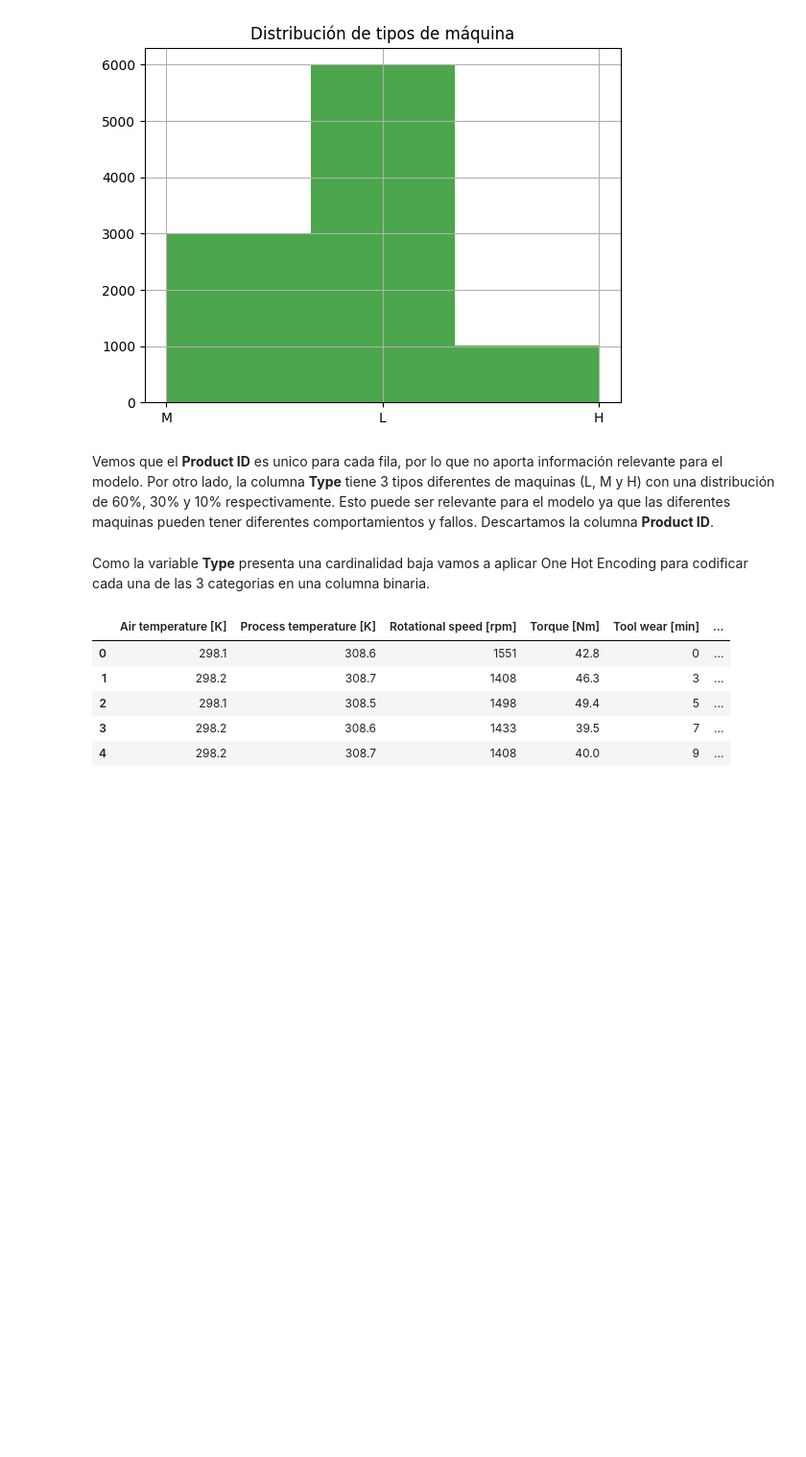
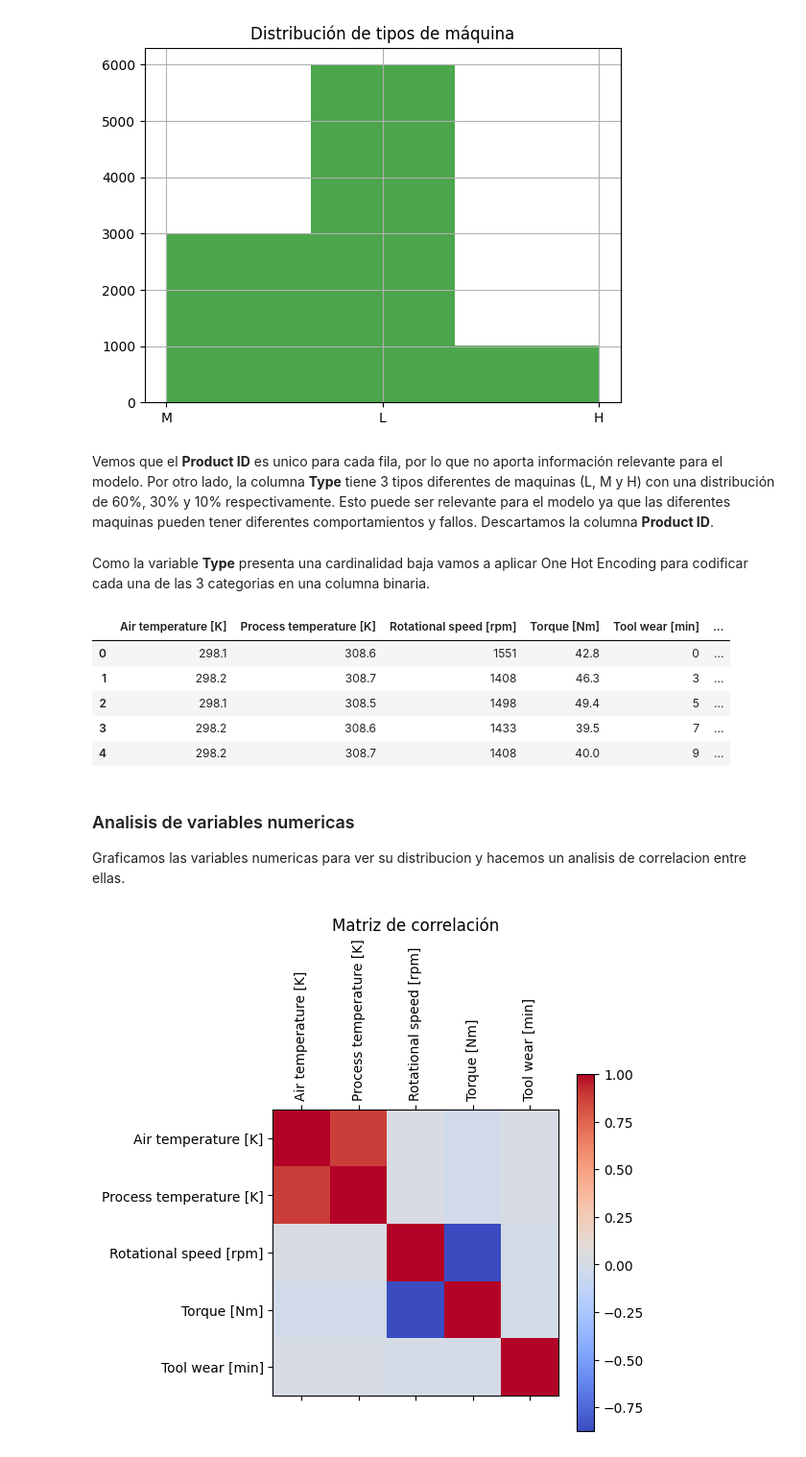
Before and after one commit to maximdorogov/aprendizaje-de-maquina, a Jupyter notebook: tp_final.ipynb, the cells around one changed output. Shown at 96% size. Cells and saved outputs as stored; diff of their text form; code cells hidden in the pictures; blank space fills up the shorter version.

```diff
--- a/tp_final.ipynb
+++ b/tp_final.ipynb
@@ -73,6 +78,9 @@ Data columns (total 8 columns):
  7   Machine failure          10000 non-null  int64
 dtypes: float64(3), int64(3), object(2)
 memory usage: 625.1+ KB
+# %%
+dataset['Type'] = dataset['Type'].astype('category')
+dataset['Machine failure'] = dataset['Machine failure'].astype('category')
 # %%
 dataset['Machine failure'].hist(bins=2, color='blue', alpha=0.7)
 plt.title('Distribución de fallos de máquina')
@@ -117,6 +125,8 @@ dataset.drop(columns=['Product ID'], inplace=True)
 Como la variable **Type** presenta una cardinalidad baja vamos a aplicar One Hot Encoding para codificar cada una de las 3 categorias en una columna binaria.
 # %%
 dataset = pd.get_dummies(dataset, columns=['Type'], drop_first=True)
+dataset['Type_L'] = dataset['Type_L'].astype('category')
+dataset['Type_M'] = dataset['Type_M'].astype('category')
 dataset.head()
 # %% [output]
 |  | Air temperature [K] | Process temperature [K] | Rotational speed [rpm] | Torque [Nm] | Tool wear [min] | ... |
@@ -125,3 +135,18 @@ dataset.head()
 | 2 | 298.1 | 308.5 | 1498 | 49.4 | 5 | ... |
 | 3 | 298.2 | 308.6 | 1433 | 39.5 | 7 | ... |
 | 4 | 298.2 | 308.7 | 1408 | 40.0 | 9 | ... |
+# %% [markdown]
+### Analisis de variables numericas
+
+Graficamos las variables numericas para ver su distribucion y hacemos un analisis de correlacion entre ellas.
+# %%
+correlation = dataset.corr(numeric_only=True)
+plt.matshow(correlation, cmap='coolwarm', fignum=1)
+plt.colorbar()
+plt.xticks(range(len(correlation.columns)), correlation.columns, rotation=90)
+plt.yticks(range(len(correlation.columns)), correlation.columns)
+plt.title('Matriz de correlación')
+plt.tight_layout()
+plt.show()
+# %% [output]
+[figure, added]
```
Also changed, not shown: parts of 9 cells of this notebook.
